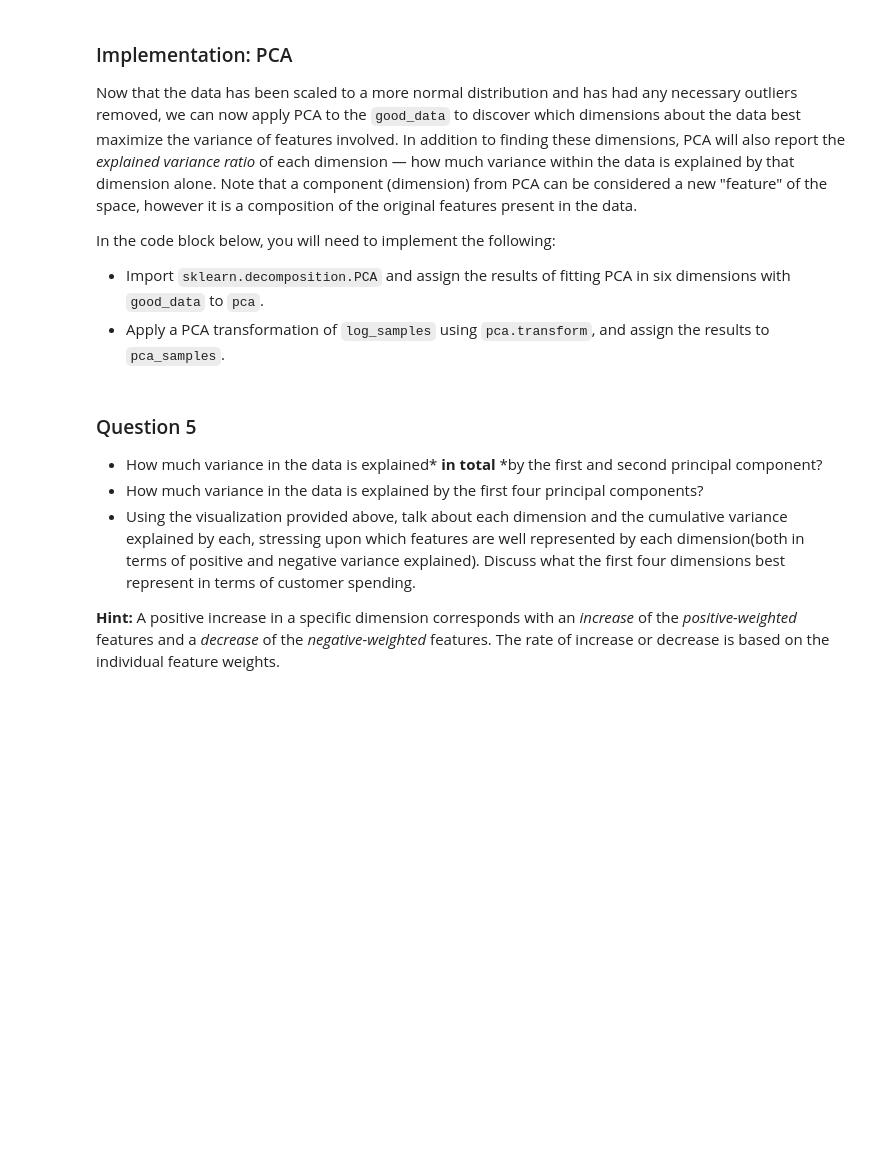
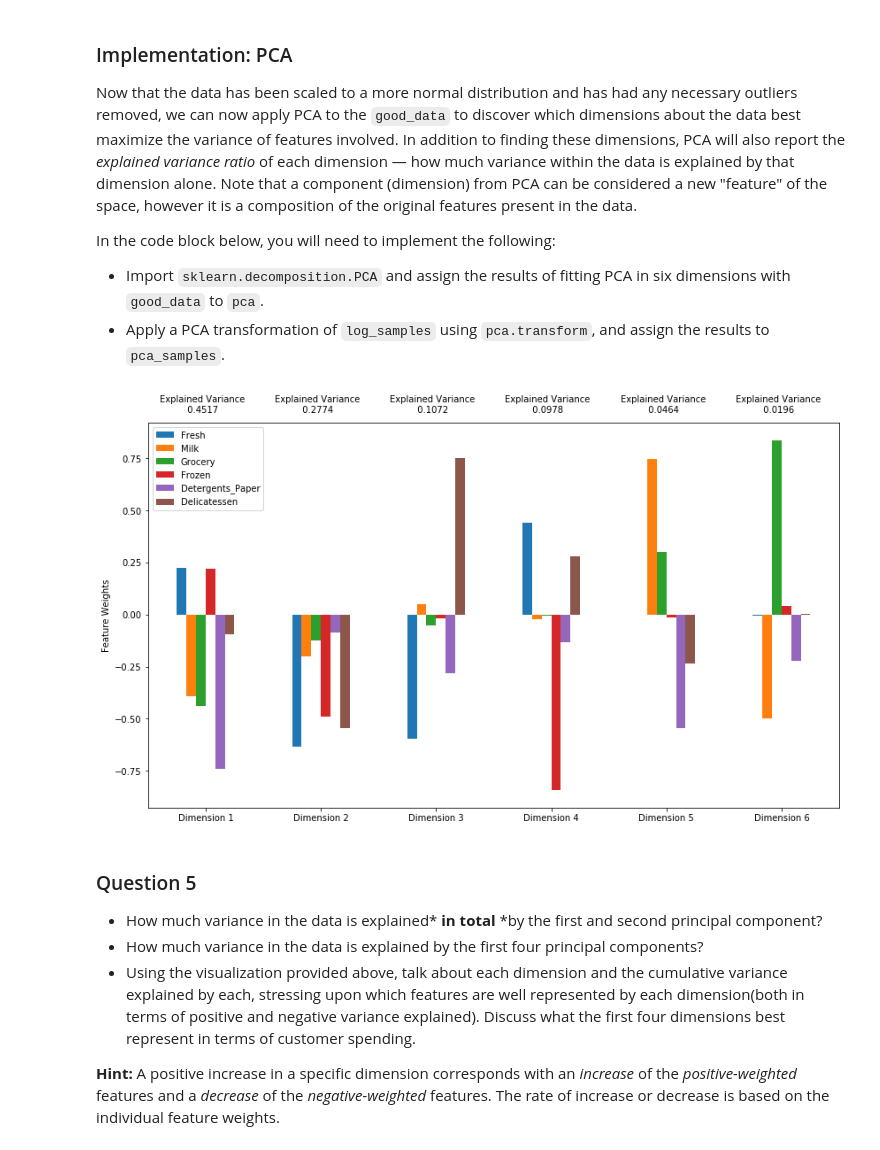
Before and after one commit to at49/machine-learning-ND, a Jupyter notebook: customer_segments/customer_segments.ipynb, the cells around one changed output. Cells and saved outputs as stored; diff of their text form; code cells hidden in the pictures; blank space fills up the shorter version.

```diff
--- a/customer_segments/customer_segments.ipynb
+++ b/customer_segments/customer_segments.ipynb
@@ -240,10 +240,13 @@ for feature in log_data.keys():
     display(log_data[~((log_data[feature] >= Q1 - step) & (log_data[feature] <= Q3 + step))])
 
 # OPTIONAL: Select the indices for data points you wish to remove
-outliers  = []
+outliers  = [95, 338, 75, 429, 439, 142, 154, 289]
 
 # Remove the outliers, if any were specified
 good_data = log_data.drop(log_data.index[outliers]).reset_index(drop = True)
+
+# Added initial analysis on good_data when no outliers are removed
+# display(good_data.describe())
 # %% [output]
 Data points considered outliers for the feature 'Fresh':
 |  | Fresh | Milk | Grocery | Frozen | Detergents_Paper | Delicatessen |
@@ -326,14 +329,17 @@ In the code block below, you will need to implement the following:
  - Import `sklearn.decomposition.PCA` and assign the results of fitting PCA in six dimensions with `good_data` to `pca`.
  - Apply a PCA transformation of `log_samples` using `pca.transform`, and assign the results to `pca_samples`.
 # %%
+from sklearn.decomposition import PCA
 # TODO: Apply PCA by fitting the good data with the same number of dimensions as features
-pca = None
-
+pca = PCA(n_components = 6)
+pca.fit(good_data)
 # TODO: Transform log_samples using the PCA fit above
-pca_samples = None
+pca_samples = pca.transform(log_samples)
 
 # Generate PCA results plot
 pca_results = vs.pca_results(good_data, pca)
+# %% [output]
+[figure, added]
 # %% [markdown]
 ### Question 5
 
```
Also changed, not shown: parts of 7 cells of this notebook.
